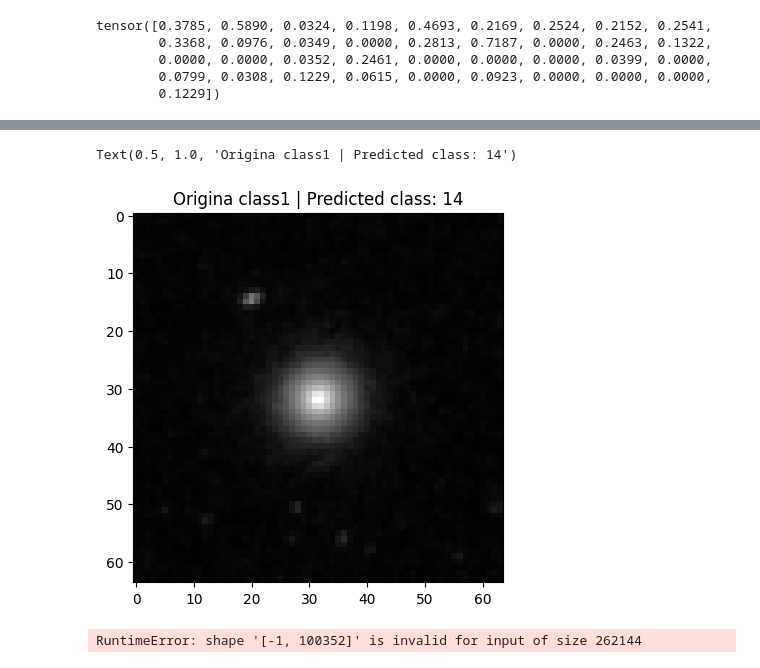
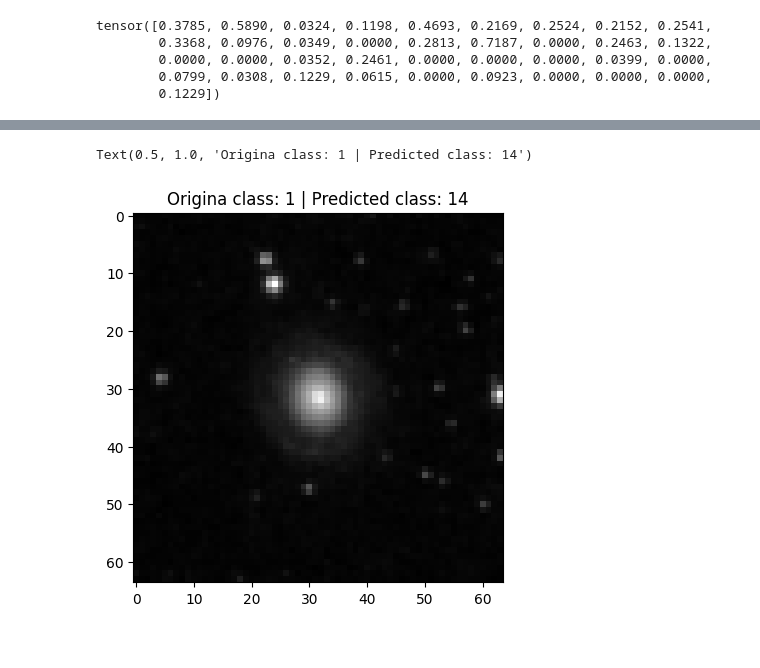
Before and after one commit to UChile-IDIA/ClassificadorGalaxias, a Jupyter notebook: ClassificadorGalaxias.ipynb, the cells around one changed output, grey strips where cells are left out. Saved outputs shown, nothing was run; the diff lists cells and outputs as text; code cells hidden in the pictures.

```diff
--- a/ClassificadorGalaxias.ipynb
+++ b/ClassificadorGalaxias.ipynb
@@ -247,6 +413,12 @@ image_transformed.max(), image_transformed.min()
 image.min(), image.max()
 # %% [output]
 (np.uint8(0), np.uint8(255))
+# %%
+train_dataset = GalaxyDataset(X_train, y_train, img_dir='data/GalaxyZoo/train_images/', transform=data_transform)
+test_dataset  = GalaxyDataset(X_test, y_test, img_dir='data/GalaxyZoo/train_images/', transform=data_transform)
+
+trainloader = DataLoader(train_dataset, batch_size=32, shuffle=True, num_workers=4)
+testloader  = DataLoader(test_dataset, batch_size=32, shuffle=False, num_workers=4)
 # %% [markdown]
 Desarrollado por la universidad de Oxford en 2014
 # %%
@@ -381,29 +579,6 @@ image, label = next(iter(trainloader_transform))
 # %%
-plt.imshow(next(iter(trainloader_transform))[0][0].permute(1, 2, 0), cmap='gray')
-plt.title(f'Origina class{torch.argmax(label[0])} | Predicted class: {y_pred.item()}')
+plt.imshow(next(iter(testloader))[0][0].permute(1, 2, 0), cmap='gray')
+plt.title(f'Origina class: {torch.argmax(label[0])} | Predicted class: {y_pred.item()}')
 # %% [output]
-Text(0.5, 1.0, 'Origina class1 | Predicted class: 14')
+Text(0.5, 1.0, 'Origina class: 1 | Predicted class: 14')
-[figure, old version]
+[figure, new version]
-# %%
-for epoch in tqdm.tqdm(range(2)):  # loop over the dataset multiple times
-    model.train()
-    epoca_loss = 0.0
-    train_loss, train_acc = 0.0 , 0.0
-
-    for batch in trainloader_transform:
-        inputs, labels = batch
-
-        optimizer.zero_grad()
-        output = model(inputs)
-        loss_value = loss(output, labels)
-        loss_value.backward()
-        optimizer.step()
-
-        #train_loss += loss_value.item()
-
-        train_loss.append(loss_value.item())
-    #epoca_loss = train_loss / len(trainloader)
-    epoca_loss = np.mean(train_loss)
-    print(f'Epoch {epoch+1}, Loss: {epoca_loss:.4f}')
-# %% [output]
-RuntimeError: shape '[-1, 100352]' is invalid for input of size 262144
```
Also changed, not shown: parts of 39 cells of this notebook, 1 other file.
